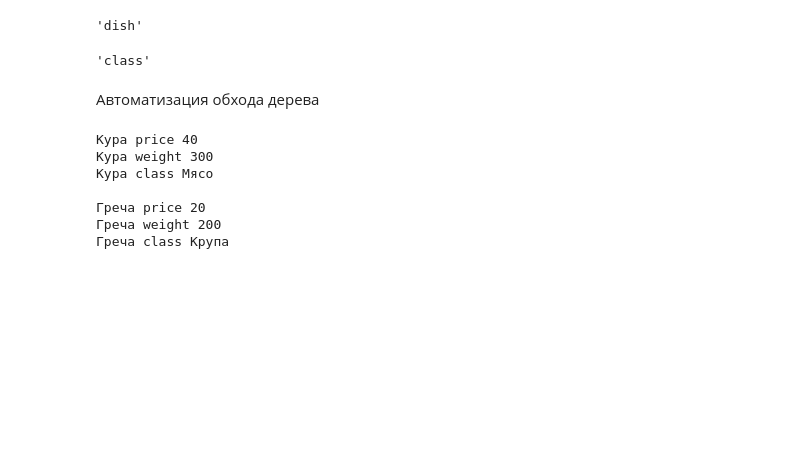
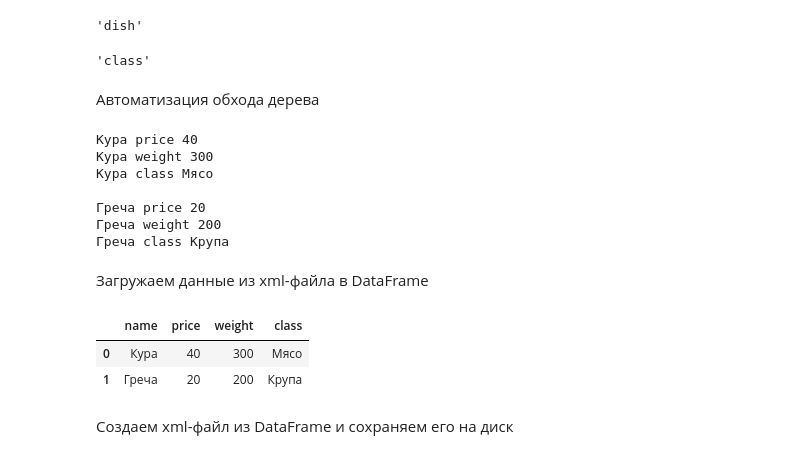
Before and after one commit to vvnvrk/skills, a Jupyter notebook: python16.ipynb, the cells around one changed output. Saved outputs shown, nothing was run; the diff lists cells and outputs as text; code cells hidden in the pictures; blank space fills up the shorter version.

```diff
--- a/python16.ipynb
+++ b/python16.ipynb
@@ -406,3 +406,20 @@ for dish in root:
 Греча price 20
 Греча weight 200
 Греча class Крупа
+# %% [markdown]
+Загружаем данные из xml-файла в DataFrame
+# %%
+column_names = ['name', 'price', 'weight', 'class']
+df_list = []
+
+for dish in root:
+    row = [dish.attrib['name'], dish[0].text, dish[1].text, dish[2].text]
+    df_list.append(row)
+    df = pd.DataFrame(df_list, columns=column_names)
+display(df)
+# %% [output]
+|  | name | price | weight | class |
+| 0 | Кура | 40 | 300 | Мясо |
+| 1 | Греча | 20 | 200 | Крупа |
+# %% [markdown]
+Создаем xml-файл из DataFrame и сохраняем его на диск
```
Also changed, not shown: parts of 1 cell of this notebook.
